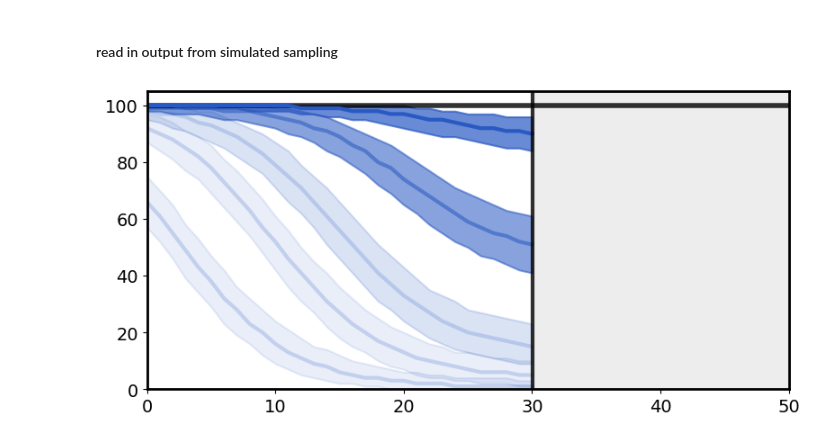
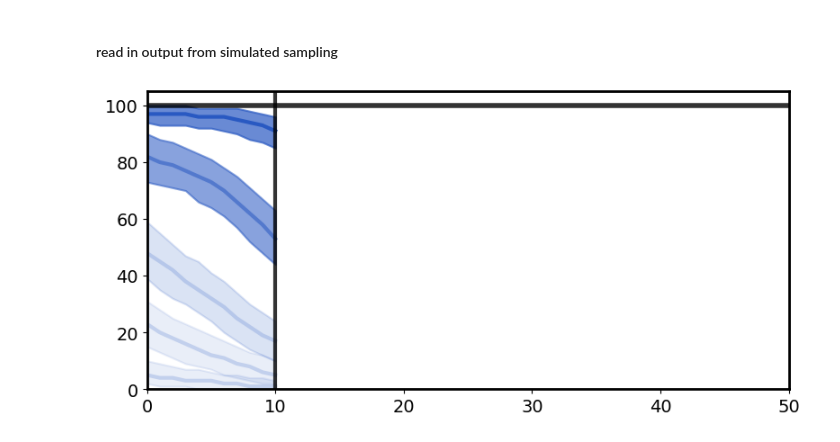
Before and after one commit to joetsui1994/Transmission-lineage-dynamics-and-detection, a Jupyter notebook: analyses/stochastic_abm/inferred_importation_rates_plot.ipynb, the cells around one changed output. Drawn from its saved outputs; the diff is of its cells as text; code cells hidden in the pictures.

```diff
--- a/analyses/stochastic_abm/inferred_importation_rates_plot.ipynb
+++ b/analyses/stochastic_abm/inferred_importation_rates_plot.ipynb
@@ -30,47 +8,41 @@ with_recovery_output_df = read_inferred_rates('./results/with_recovery')
+# %%
+simulated_samples = pd.read_csv('./results/detection_numbers_by_time.csv')
 # %%
 fig, ax = plt.subplots(figsize=(9.2, 4.3))
 
-# add vertical/horizontal lines
-ax.axhline(y=100, color='black', linewidth=4, linestyle='-', alpha=0.8)
+# add horizontal line to indicate true importation rate
+true_importation_rate = 100 # adjust as needed
+ax.axhline(y=true_importation_rate, color='black', linewidth=4, linestyle='-', alpha=0.8)
 
 # plot detection numbers
-observe_time = 30
 sfs2plot = [0.01, 0.05, 0.15, 0.5, 0.9]
-
-#################################
-df = no_recovery_output_df[(no_recovery_output_df.observe_time == observe_time)]
 
 # plot median and 95% CI
 for sf in sfs2plot:
-    ax.plot(df[df.sf == sf].time, df[df.sf == sf]['median'], label='A, sf=%.2f' % sf, linestyle='-',
+    ax.plot(simulated_samples[simulated_samples.sf == sf].time,simulated_samples[simulated_samples.sf == sf]['median'],
+            label='A, sf=%.2f' % sf, linestyle='-',
             color='#2959c2',
-            # color='#C1692D',
             linewidth=3, alpha=max(0.2, sf / (max(sfs2plot))))
-    ax.fill_between(df[df.sf == sf].time, df[df.sf == sf].lw_95CI, df[df.sf == sf].up_95CI,
+    ax.fill_between(simulated_samples[simulated_samples.sf == sf].time, simulated_samples[simulated_samples.sf == sf].lw_95CI,
+                    simulated_samples[simulated_samples.sf == sf].up_95CI,
                     color='#2959c2',
-                    # color='#EE8131',
                     alpha=min(0.7, max(0.1, sf / (max(sfs2plot)))), linewidth=1.5)
 
-# add vertical line
-ax.axvline(x=observe_time+0.05, color='black', linewidth=3, linestyle='-', alpha=0.8)
-
-# shade in region after observe_time
-ax.fill_betweenx([0, 105], observe_time, 50, color='darkgrey', alpha=0.2)
+# add vertical line at time of last inferred importation time
+last_importation_time = simulated_samples['time'].max()
+ax.axvline(x=last_importation_time, color='black', linewidth=3, linestyle='-', alpha=0.8)
 
 # set x limits
-ax.set_xlim([0, 50])
-ax.set_ylim([0, 105])
+ax.set_xlim([0, last_importation_time + 40])
+ax.set_ylim([0, true_importation_rate + 5])
 
 # adjust x-axis font size
 plt.xticks(fontsize=14)
 # adjust y-axis font size
 plt.yticks(fontsize=14)
 
 # add plot border
 for spine in plt.gca().spines.values():
     spine.set_linewidth(2)
-
-# export
-fig.savefig('./figures/no_recovery_inferred_importation_rates.T30.pdf', bbox_inches='tight')
 # %% [output]
-[figure, old version]
+[figure, new version]
```
Also changed, not shown: parts of 4 cells of this notebook, 7 other files.
